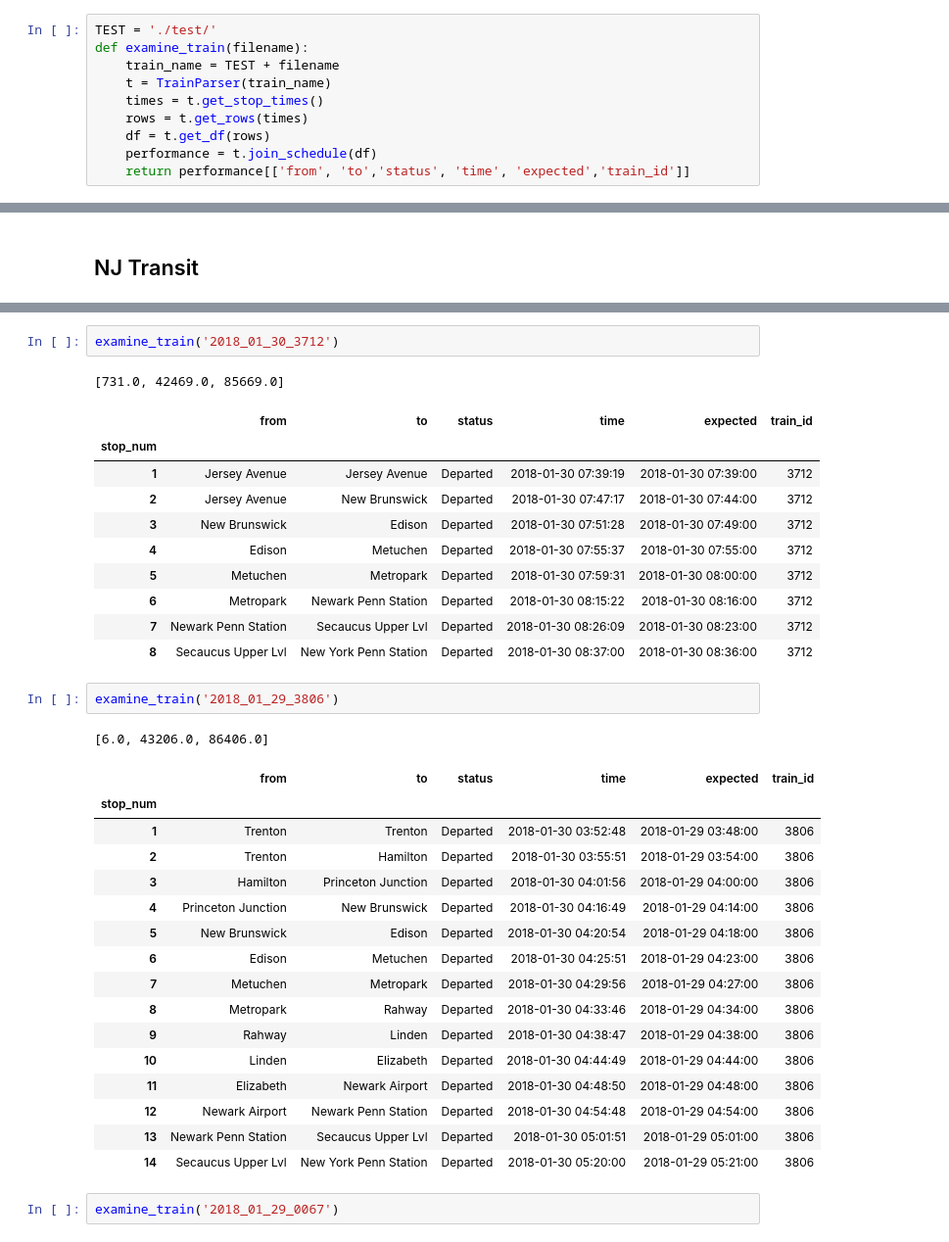
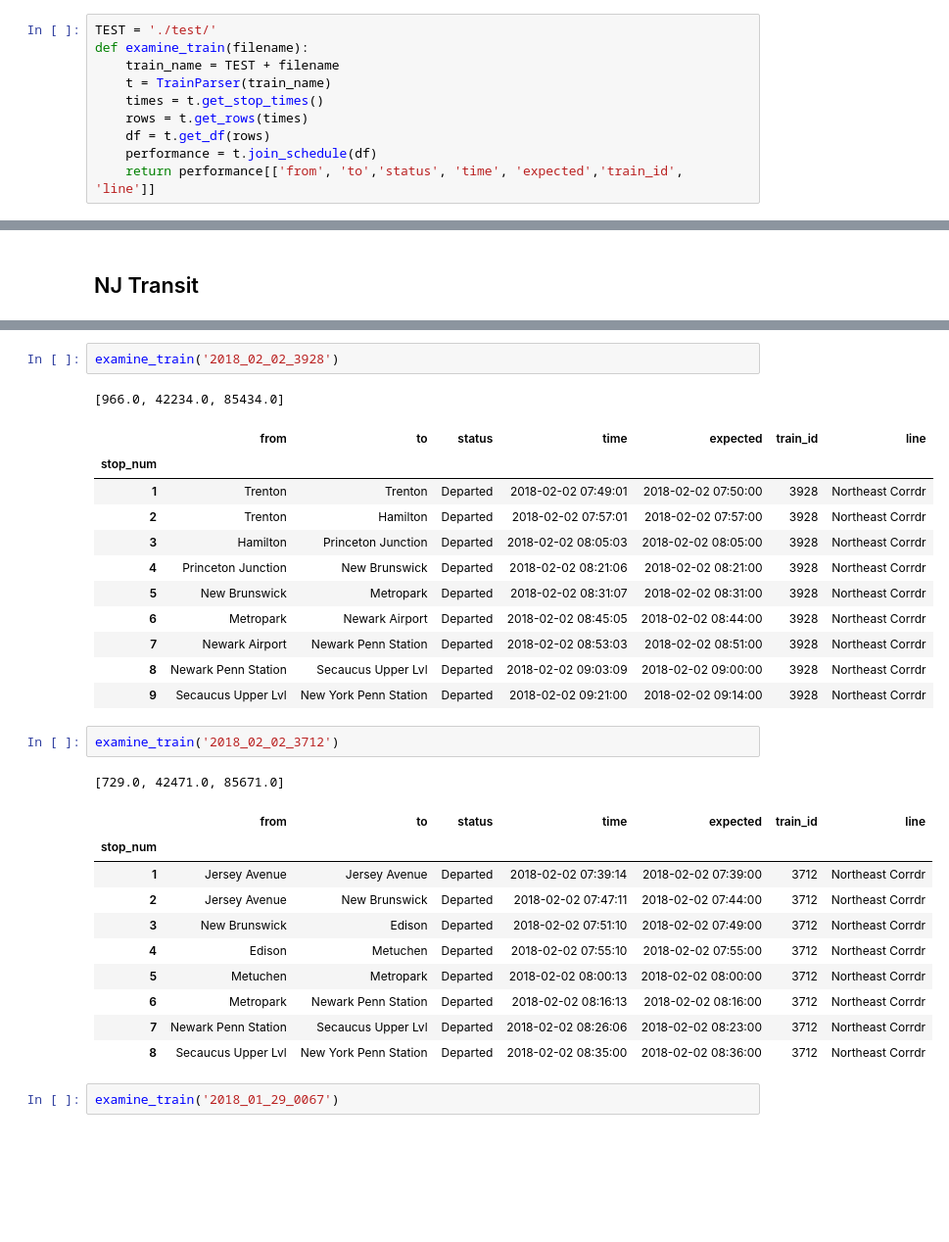
Before and after one commit to pranavbadami/njtransit, a Jupyter notebook: examine_trains.ipynb, the cells around one changed output, grey strips where cells are left out. Shown at 98% size. Saved outputs shown, nothing was run; the diff lists cells and outputs as text; blank space fills up the shorter version.

```diff
--- a/examine_trains.ipynb
+++ b/examine_trains.ipynb
@@ -9,7 +9,7 @@ def examine_train(filename):
     rows = t.get_rows(times)
     df = t.get_df(rows)
     performance = t.join_schedule(df)
-    return performance[['from', 'to','status', 'time', 'expected','train_id']]
+    return performance[['from', 'to','status', 'time', 'expected','train_id', 'line']]
 # %%
 pd.set_option('display.height', 100)
 # %% [output]
@@ -29,37 +33,32 @@ examine_train('2018_02_02_A65')
 # %%
-examine_train('2018_01_30_3712')
+examine_train('2018_02_02_3928')
 # %% [output]
-[731.0, 42469.0, 85669.0]
+[966.0, 42234.0, 85434.0]
-|  | from | to | status | time | expected | train_id |
-| stop_num |  |  |  |  |  |  |
-| 1 | Jersey Avenue | Jersey Avenue | Departed | 2018-01-30 07:39:19 | 2018-01-30 07:39:00 | 3712 |
-| 2 | Jersey Avenue | New Brunswick | Departed | 2018-01-30 07:47:17 | 2018-01-30 07:44:00 | 3712 |
-| 3 | New Brunswick | Edison | Departed | 2018-01-30 07:51:28 | 2018-01-30 07:49:00 | 3712 |
-| 4 | Edison | Metuchen | Departed | 2018-01-30 07:55:37 | 2018-01-30 07:55:00 | 3712 |
-| 5 | Metuchen | Metropark | Departed | 2018-01-30 07:59:31 | 2018-01-30 08:00:00 | 3712 |
-| 6 | Metropark | Newark Penn Station | Departed | 2018-01-30 08:15:22 | 2018-01-30 08:16:00 | 3712 |
-| 7 | Newark Penn Station | Secaucus Upper Lvl | Departed | 2018-01-30 08:26:09 | 2018-01-30 08:23:00 | 3712 |
-| 8 | Secaucus Upper Lvl | New York Penn Station | Departed | 2018-01-30 08:37:00 | 2018-01-30 08:36:00 | 3712 |
+|  | from | to | status | time | expected | train_id | line |
+| stop_num |  |  |  |  |  |  |  |
+| 1 | Trenton | Trenton | Departed | 2018-02-02 07:49:01 | 2018-02-02 07:50:00 | 3928 | Northeast Corrdr |
+| 2 | Trenton | Hamilton | Departed | 2018-02-02 07:57:01 | 2018-02-02 07:57:00 | 3928 | Northeast Corrdr |
+| 3 | Hamilton | Princeton Junction | Departed | 2018-02-02 08:05:03 | 2018-02-02 08:05:00 | 3928 | Northeast Corrdr |
+| 4 | Princeton Junction | New Brunswick | Departed | 2018-02-02 08:21:06 | 2018-02-02 08:21:00 | 3928 | Northeast Corrdr |
+| 5 | New Brunswick | Metropark | Departed | 2018-02-02 08:31:07 | 2018-02-02 08:31:00 | 3928 | Northeast Corrdr |
+| 6 | Metropark | Newark Airport | Departed | 2018-02-02 08:45:05 | 2018-02-02 08:44:00 | 3928 | Northeast Corrdr |
+| 7 | Newark Airport | Newark Penn Station | Departed | 2018-02-02 08:53:03 | 2018-02-02 08:51:00 | 3928 | Northeast Corrdr |
+| 8 | Newark Penn Station | Secaucus Upper Lvl | Departed | 2018-02-02 09:03:09 | 2018-02-02 09:00:00 | 3928 | Northeast Corrdr |
+| 9 | Secaucus Upper Lvl | New York Penn Station | Departed | 2018-02-02 09:21:00 | 2018-02-02 09:14:00 | 3928 | Northeast Corrdr |
 # %%
-examine_train('2018_01_29_3806')
+examine_train('2018_02_02_3712')
 # %% [output]
-[6.0, 43206.0, 86406.0]
+[729.0, 42471.0, 85671.0]
-|  | from | to | status | time | expected | train_id |
-| stop_num |  |  |  |  |  |  |
-| 1 | Trenton | Trenton | Departed | 2018-01-30 03:52:48 | 2018-01-29 03:48:00 | 3806 |
-| 2 | Trenton | Hamilton | Departed | 2018-01-30 03:55:51 | 2018-01-29 03:54:00 | 3806 |
-| 3 | Hamilton | Princeton Junction | Departed | 2018-01-30 04:01:56 | 2018-01-29 04:00:00 | 3806 |
-| 4 | Princeton Junction | New Brunswick | Departed | 2018-01-30 04:16:49 | 2018-01-29 04:14:00 | 3806 |
-| 5 | New Brunswick | Edison | Departed | 2018-01-30 04:20:54 | 2018-01-29 04:18:00 | 3806 |
-| 6 | Edison | Metuchen | Departed | 2018-01-30 04:25:51 | 2018-01-29 04:23:00 | 3806 |
-| 7 | Metuchen | Metropark | Departed | 2018-01-30 04:29:56 | 2018-01-29 04:27:00 | 3806 |
-| 8 | Metropark | Rahway | Departed | 2018-01-30 04:33:46 | 2018-01-29 04:34:00 | 3806 |
-| 9 | Rahway | Linden | Departed | 2018-01-30 04:38:47 | 2018-01-29 04:38:00 | 3806 |
-| 10 | Linden | Elizabeth | Departed | 2018-01-30 04:44:49 | 2018-01-29 04:44:00 | 3806 |
-| 11 | Elizabeth | Newark Airport | Departed | 2018-01-30 04:48:50 | 2018-01-29 04:48:00 | 3806 |
-| 12 | Newark Airport | Newark Penn Station | Departed | 2018-01-30 04:54:48 | 2018-01-29 04:54:00 | 3806 |
-| 13 | Newark Penn Station | Secaucus Upper Lvl | Departed | 2018-01-30 05:01:51 | 2018-01-29 05:01:00 | 3806 |
-| 14 | Secaucus Upper Lvl | New York Penn Station | Departed | 2018-01-30 05:20:00 | 2018-01-29 05:21:00 | 3806 |
+|  | from | to | status | time | expected | train_id | line |
+| stop_num |  |  |  |  |  |  |  |
+| 1 | Jersey Avenue | Jersey Avenue | Departed | 2018-02-02 07:39:14 | 2018-02-02 07:39:00 | 3712 | Northeast Corrdr |
+| 2 | Jersey Avenue | New Brunswick | Departed | 2018-02-02 07:47:11 | 2018-02-02 07:44:00 | 3712 | Northeast Corrdr |
+| 3 | New Brunswick | Edison | Departed | 2018-02-02 07:51:10 | 2018-02-02 07:49:00 | 3712 | Northeast Corrdr |
+| 4 | Edison | Metuchen | Departed | 2018-02-02 07:55:10 | 2018-02-02 07:55:00 | 3712 | Northeast Corrdr |
+| 5 | Metuchen | Metropark | Departed | 2018-02-02 08:00:13 | 2018-02-02 08:00:00 | 3712 | Northeast Corrdr |
+| 6 | Metropark | Newark Penn Station | Departed | 2018-02-02 08:16:13 | 2018-02-02 08:16:00 | 3712 | Northeast Corrdr |
+| 7 | Newark Penn Station | Secaucus Upper Lvl | Departed | 2018-02-02 08:26:06 | 2018-02-02 08:23:00 | 3712 | Northeast Corrdr |
+| 8 | Secaucus Upper Lvl | New York Penn Station | Departed | 2018-02-02 08:35:00 | 2018-02-02 08:36:00 | 3712 | Northeast Corrdr |
 # %%
 examine_train('2018_01_29_0067')
 # %% [output]
```
Also changed, not shown: parts of 8 cells of this notebook, 2 other files.
